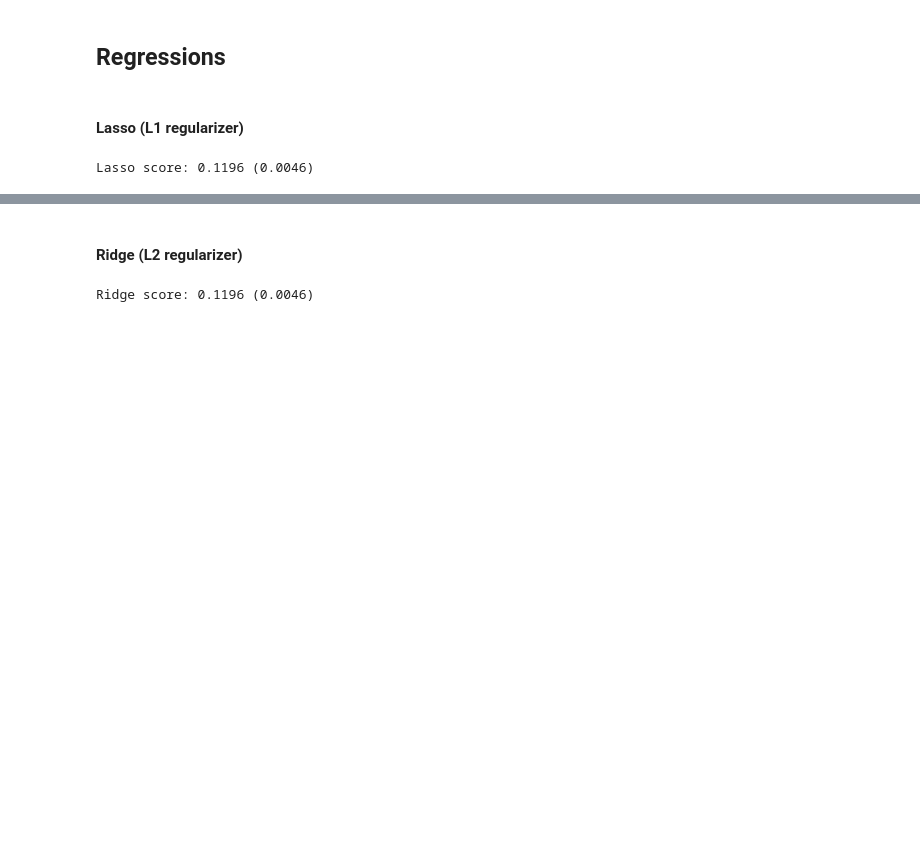
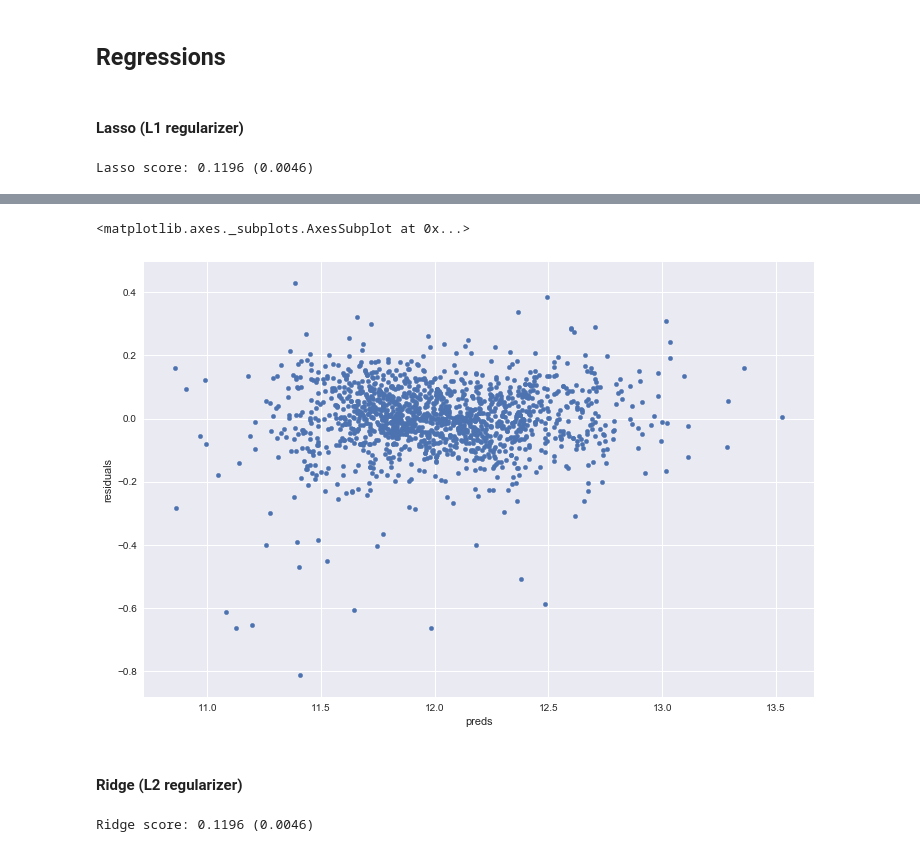
Before and after one commit to gwenkf/IowaHousePrices, a Jupyter notebook: Linear_Regression/Lin_Reg_nb.ipynb, the cells around one changed output, grey strips where cells are left out. Drawn from its saved outputs; the diff is of its cells as text; code cells hidden in the pictures; blank space fills up the shorter version.

```diff
--- a/Linear_Regression/Lin_Reg_nb.ipynb
+++ b/Linear_Regression/Lin_Reg_nb.ipynb
@@ -96,0 +103,9 @@ plt.title("Coefficients in the Lasso Model")
+# %%
+#let's look at the residuals as well:
+
+preds = pd.DataFrame({"preds":model_lasso.predict(train_x.values), "true": train_y.values.ravel()})
+preds["residuals"] = preds["true"] - preds["preds"]
+preds.plot(x = "preds", y = "residuals",kind = "scatter", figsize = (12,8))
+# %% [output]
+<matplotlib.axes._subplots.AxesSubplot at 0x...>
+[figure, added]
```
Also changed, not shown: parts of 14 cells of this notebook.
